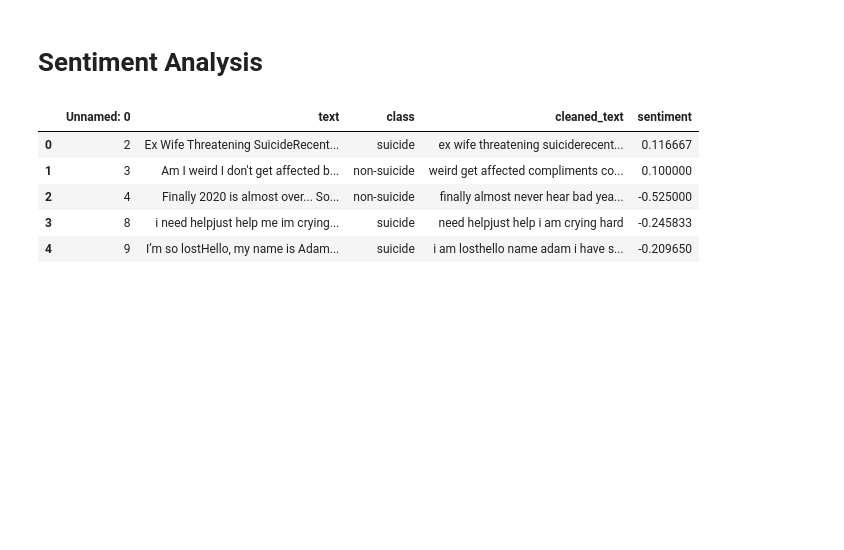
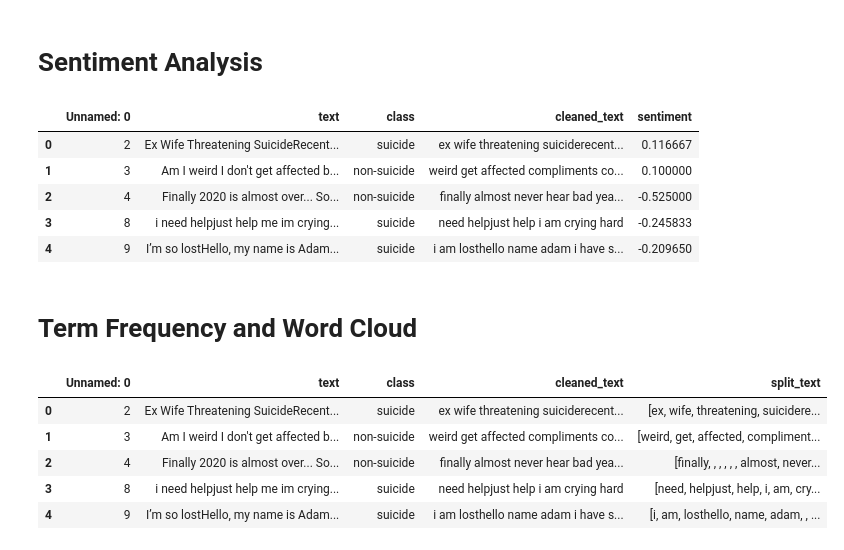
Before and after one commit to kimberlycao/Suicidal-BERT, a Jupyter notebook: suicide_detection.ipynb, the cells around one changed output. Cells and saved outputs as stored; diff of their text form; code cells hidden in the pictures; blank space fills up the shorter version.

```diff
--- a/suicide_detection.ipynb
+++ b/suicide_detection.ipynb
@@ -79,15 +76,16 @@ sym_spell = SymSpell(max_dictionary_edit_distance=2, prefix_length=7)
 # %%
+from transformers.pipelines import text_generation
+stop_words = stopwords.words('english')
+selected_stop_words = [word for word in stop_words if word not in ['no', 'not']]
+
 # Defining preprocessing methods
 
 # Spell check and change to lowercase with Symspell
 def fix_spelling(text):
   suggestions = sym_spell.lookup_compound(text, max_edit_distance=2)
-  corrected_text = suggestions[0].term
-  return corrected_text
+  return suggestions[0].term
 
 def remove_stop_words(text):
-  stop_words = stopwords.words('english')
-  selected_stop_words = [word for word in stop_words if word not in ['no', 'not', 'here', 'some']] # Keeping words that help to indicate suicidal ideation
   return ' '.join([word for word in text.split(' ') if word not in stop_words])
 
 def remove_whitespace(text):
@@ -95,10 +93,7 @@ def remove_whitespace(text):
   return ' '.join(text.split())
 
 def expand_contractions(text):
-  expanded_words = []
-  for word in text.split():
-    expanded_words.append(contractions.fix(word))
-  return ' '.join(expanded_words)
+  return contractions.fix(text)
 
 def remove_accents(text):
   return unidecode.unidecode(text)
@@ -109,6 +104,13 @@ def remove_urls(text):
 def remove_symbols_digits(text):
   return re.sub('[^a-zA-Z\s]', ' ', text)
 
+def remove_special(text):
+  return text.replace("\r", " ").replace("\n", " ").replace("    ", " ").replace('"', '')
+
+def fix_lengthening(text):
+    pattern = re.compile(r"(.)\1{2,}")
+    return pattern.sub(r"\1\1", text)
+
 def text_preprocessing(text):
   text = fix_spelling(text)
   text = remove_stop_words(text)
@@ -117,9 +119,13 @@ def text_preprocessing(text):
   text = remove_accents(text)
   text = remove_urls(text)
   text = remove_symbols_digits(text)
-  return text
+  text = remove_special(text)
+  return text_generation
 
-# Preprocess all the data
-df['cleaned_text'] = df['text'].apply(lambda row: text_preprocessing(row))
-df[:10]
+# df['cleaned_text'] = df['text'][:20].apply(lambda row: text_preprocessing(row))
+# df[:20]
+
+# # Preprocess all the data
+# df['cleaned_text'] = df['text'].apply(lambda row: text_preprocessing(row))
+# df[:10]
 # %% [output]
@@ -155,3 +151,15 @@ df_sentiment_analysis.head()
 | 2 | 4 | Finally 2020 is almost over... So... | non-suicide | finally almost never hear bad yea... | -0.525000 |
 | 3 | 8 | i need helpjust help me im crying... | suicide | need helpjust help i am crying hard | -0.245833 |
 | 4 | 9 | I’m so lostHello, my name is Adam... | suicide | i am losthello name adam i have s... | -0.209650 |
+# %% [markdown]
+# Term Frequency and Word Cloud
+# %%
+df_term_freq = df.copy()
+df_term_freq['split_text'] = df['cleaned_text'].apply(lambda row: row.split(' '))
+# %% [output]
+|  | Unnamed: 0 | text | class | cleaned_text | split_text |
+| 0 | 2 | Ex Wife Threatening SuicideRecent... | suicide | ex wife threatening suiciderecent... | [ex, wife, threatening, suicidere... |
+| 1 | 3 | Am I weird I don't get affected b... | non-suicide | weird get affected compliments co... | [weird, get, affected, compliment... |
+| 2 | 4 | Finally 2020 is almost over... So... | non-suicide | finally almost never hear bad yea... | [finally, , , , , , almost, never... |
+| 3 | 8 | i need helpjust help me im crying... | suicide | need helpjust help i am crying hard | [need, helpjust, help, i, am, cry... |
+| 4 | 9 | I’m so lostHello, my name is Adam... | suicide | i am losthello name adam i have s... | [i, am, losthello, name, adam, , ... |
```
Also changed, not shown: parts of 3 cells of this notebook.
